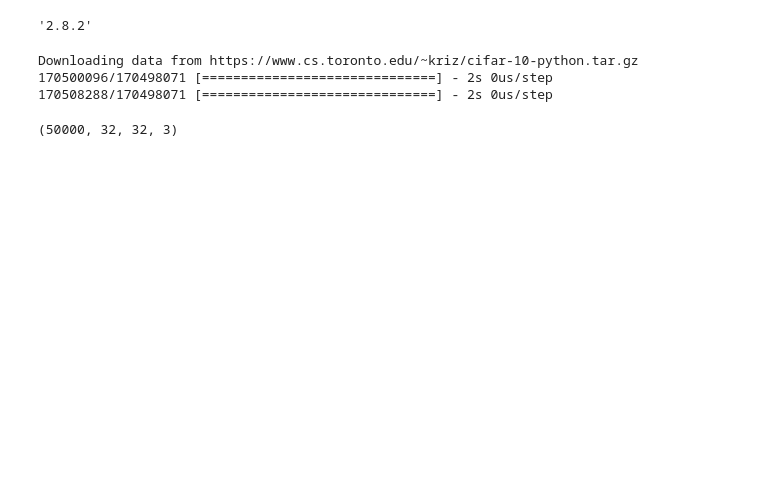
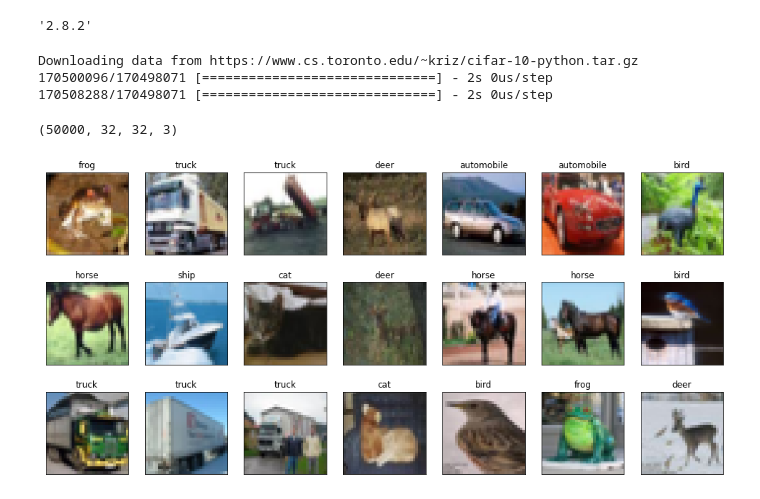
Before and after one commit to td-iceman/Tarandeep-Projects, a Jupyter notebook: Tensorflow/cifar10/cifar10_deepnet1.ipynb, the cells around one changed output. Saved outputs shown, nothing was run; the diff lists cells and outputs as text; code cells hidden in the pictures; blank space fills up the shorter version.

```diff
--- a/Tensorflow/cifar10/cifar10_deepnet1.ipynb
+++ b/Tensorflow/cifar10/cifar10_deepnet1.ipynb
@@ -21,3 +21,16 @@ labels = ['airplane', 'automobile', 'bird', 'cat', 'deer', 'dog', 'frog', 'horse
 X_train.shape
 # %% [output]
 (50000, 32, 32, 3)
+# %%
+fig, axes = plt.subplots(ncols=7, nrows=3, figsize=(17, 8))
+index = 0
+for i in range(3):
+    for j in range(7):
+        axes[i,j].set_title(labels[y_train[index][0]])
+        axes[i,j].imshow(X_train[index])
+        axes[i,j].get_xaxis().set_visible(False)
+        axes[i,j].get_yaxis().set_visible(False)
+        index += 1
+plt.show()
+# %% [output]
+[figure, added]
```
Also changed, not shown: parts of 6 cells of this notebook.
